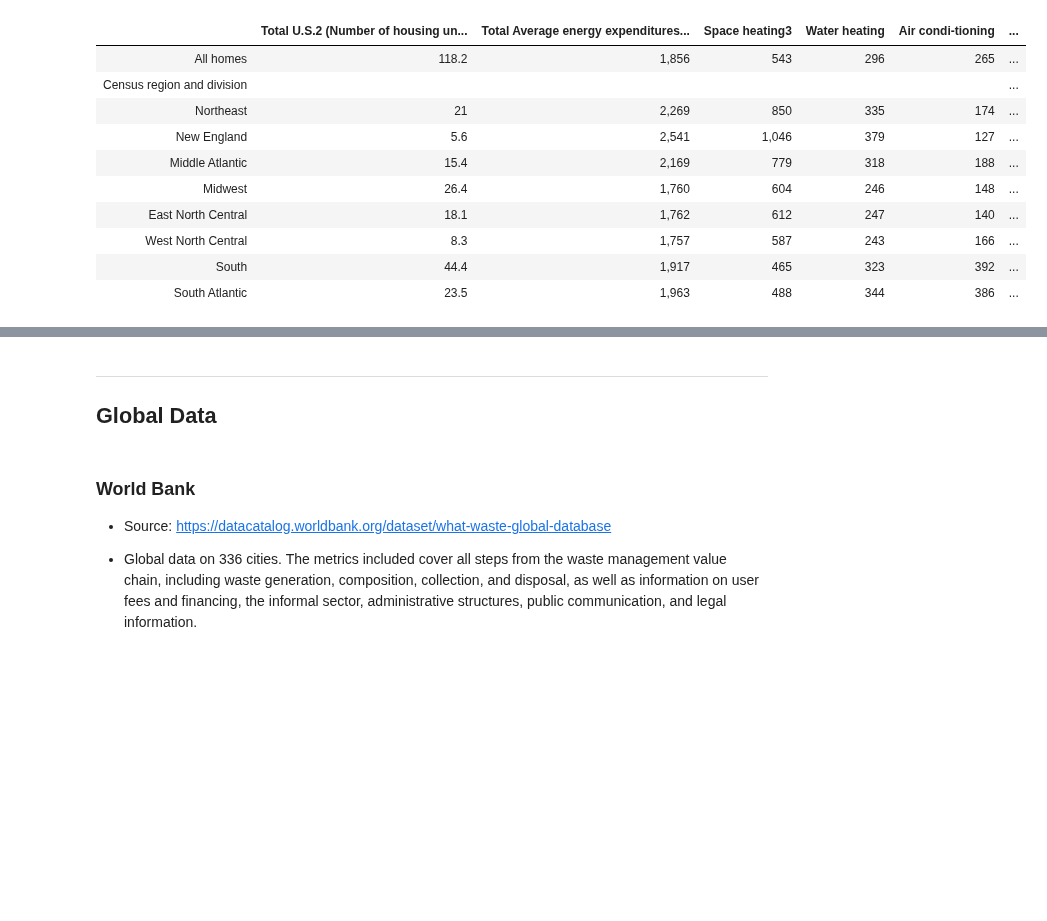
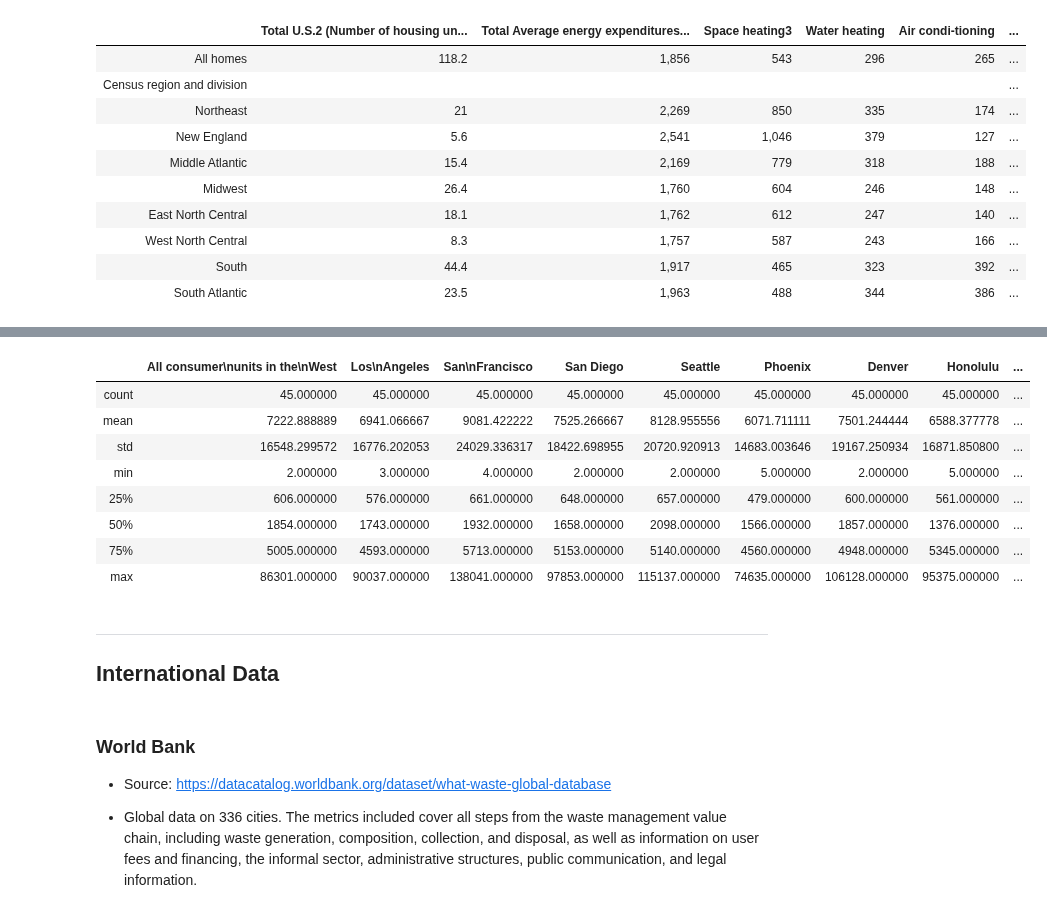
Before and after one commit to matthew-y-dong/ca-waste, a Jupyter notebook: code/waste-data-eda.ipynb, the cells around one changed output, grey strips where cells are left out. Cells and saved outputs as stored; diff of their text form; code cells hidden in the pictures; blank space fills up the shorter version.

```diff
--- a/code/waste-data-eda.ipynb
+++ b/code/waste-data-eda.ipynb
@@ -97,6 +123,18 @@ us_region_energy_usage.iloc[17:33]
+# %%
+bls_consumer_expenditures_west.describe()
+# %% [output]
+|  | All consumer\nunits in the\nWest | Los\nAngeles | San\nFrancisco | San Diego | Seattle | Phoenix | Denver | Honolulu | ... |
+| count | 45.000000 | 45.000000 | 45.000000 | 45.000000 | 45.000000 | 45.000000 | 45.000000 | 45.000000 | ... |
+| mean | 7222.888889 | 6941.066667 | 9081.422222 | 7525.266667 | 8128.955556 | 6071.711111 | 7501.244444 | 6588.377778 | ... |
+| std | 16548.299572 | 16776.202053 | 24029.336317 | 18422.698955 | 20720.920913 | 14683.003646 | 19167.250934 | 16871.850800 | ... |
+| min | 2.000000 | 3.000000 | 4.000000 | 2.000000 | 2.000000 | 5.000000 | 2.000000 | 5.000000 | ... |
+| 25% | 606.000000 | 576.000000 | 661.000000 | 648.000000 | 657.000000 | 479.000000 | 600.000000 | 561.000000 | ... |
+| 50% | 1854.000000 | 1743.000000 | 1932.000000 | 1658.000000 | 2098.000000 | 1566.000000 | 1857.000000 | 1376.000000 | ... |
+| 75% | 5005.000000 | 4593.000000 | 5713.000000 | 5153.000000 | 5140.000000 | 4560.000000 | 4948.000000 | 5345.000000 | ... |
+| max | 86301.000000 | 90037.000000 | 138041.000000 | 97853.000000 | 115137.000000 | 74635.000000 | 106128.000000 | 95375.000000 | ... |
 # %% [markdown]
 ---
-## Global Data
+## International Data
 # %% [markdown]
 ### World Bank
 
```
Also changed, not shown: parts of 3 cells of this notebook, 2 other files.
